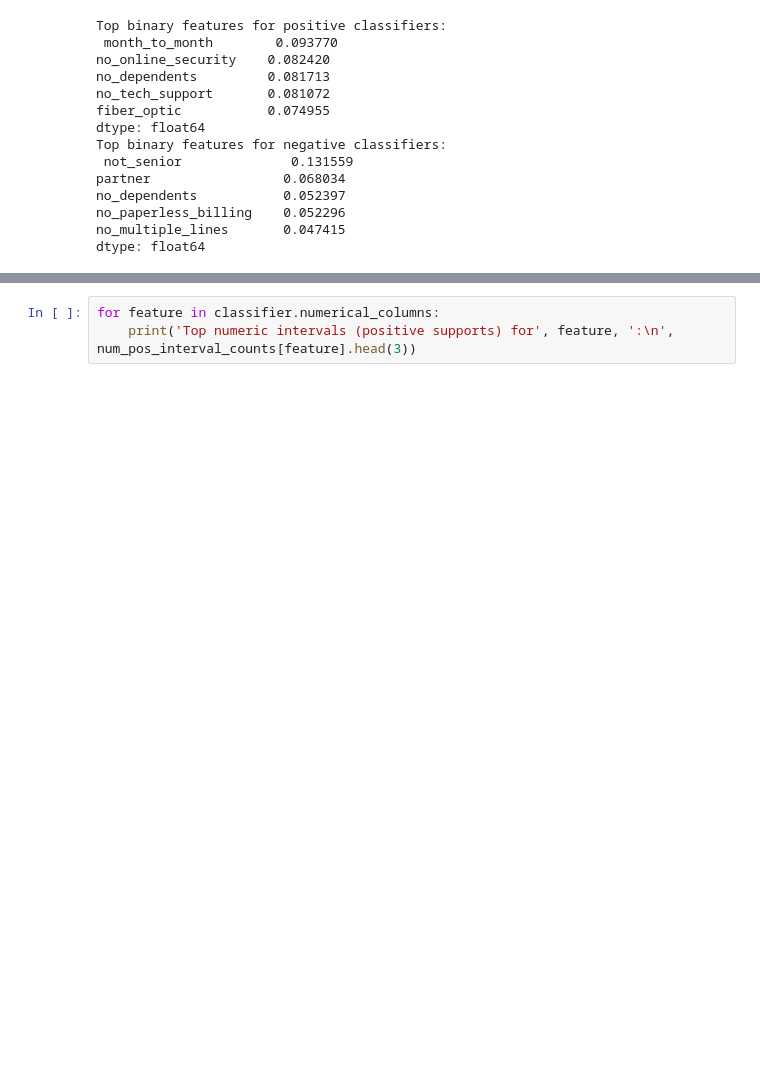
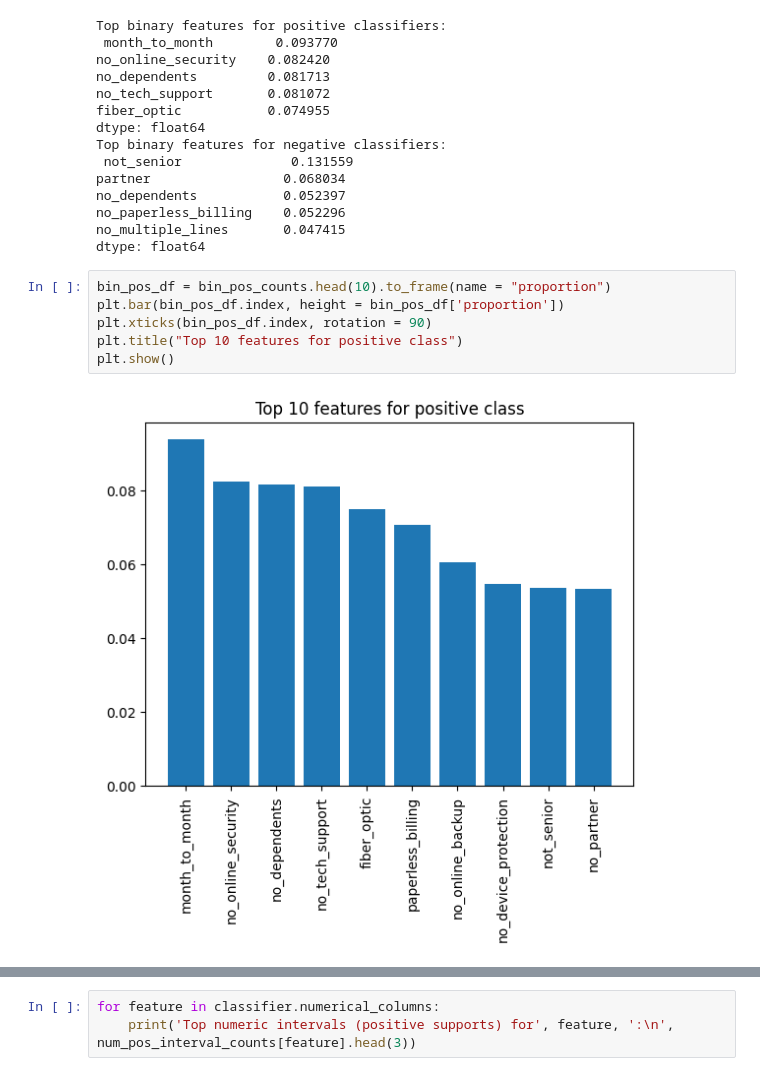
Before and after one commit to RomanGorelsky/lazy_fca_osda, a Jupyter notebook: lazy_fca_ips.ipynb, the cells around one changed output, grey strips where cells are left out. Cells and saved outputs as stored; diff of their text form; blank space fills up the shorter version.

Commit message:
Graphs added

```diff
--- a/lazy_fca_ips.ipynb
+++ b/lazy_fca_ips.ipynb
@@ -2165,3 +2165,11 @@ no_dependents           0.052397
 no_paperless_billing    0.052296
 no_multiple_lines       0.047415
 dtype: float64
+# %%
+bin_pos_df = bin_pos_counts.head(10).to_frame(name = "proportion")
+plt.bar(bin_pos_df.index, height = bin_pos_df['proportion'])
+plt.xticks(bin_pos_df.index, rotation = 90)
+plt.title("Top 10 features for positive class")
+plt.show()
+# %% [output]
+[figure, added]
```
Also changed, not shown: parts of 1 cell of this notebook.
